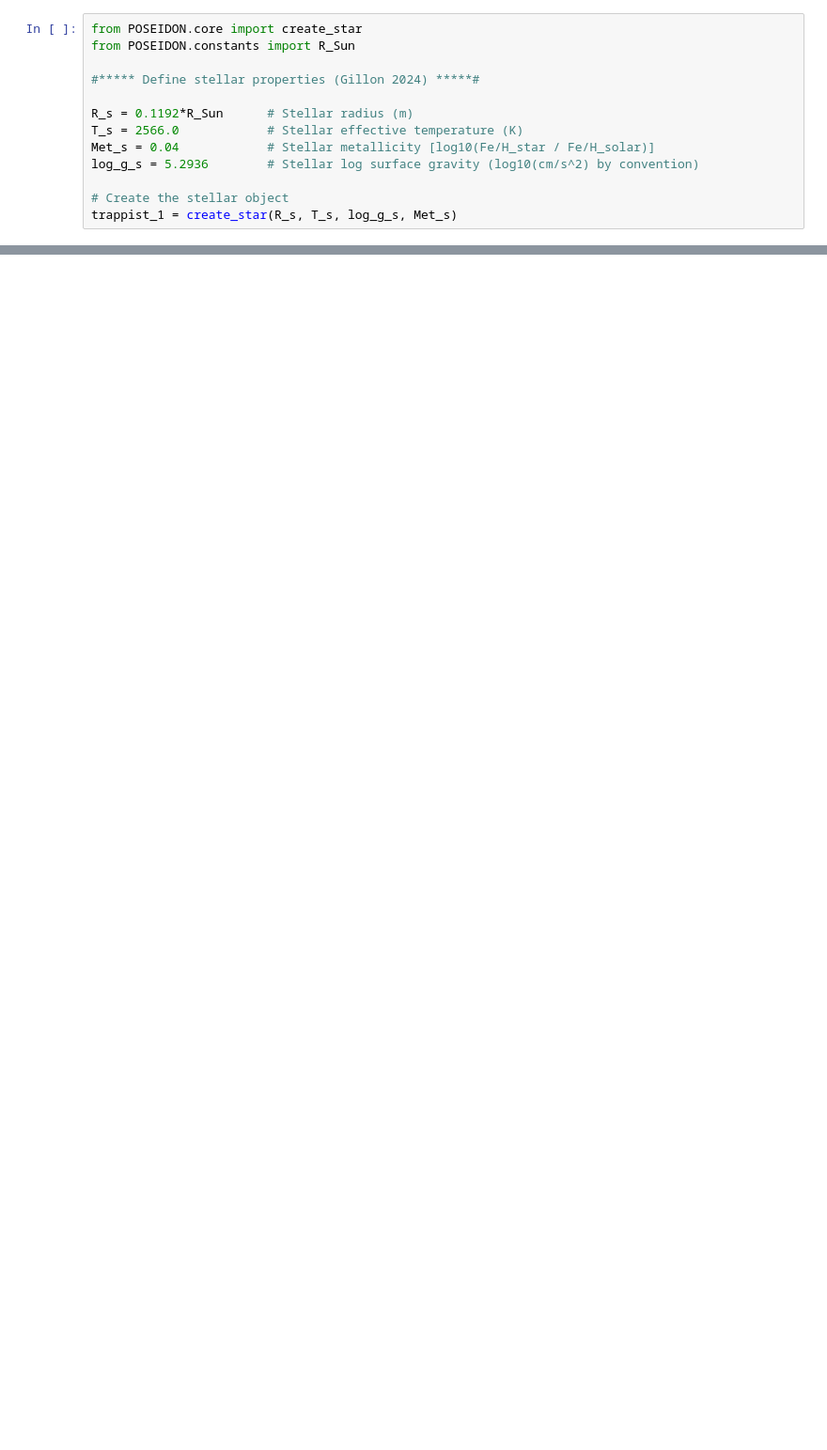
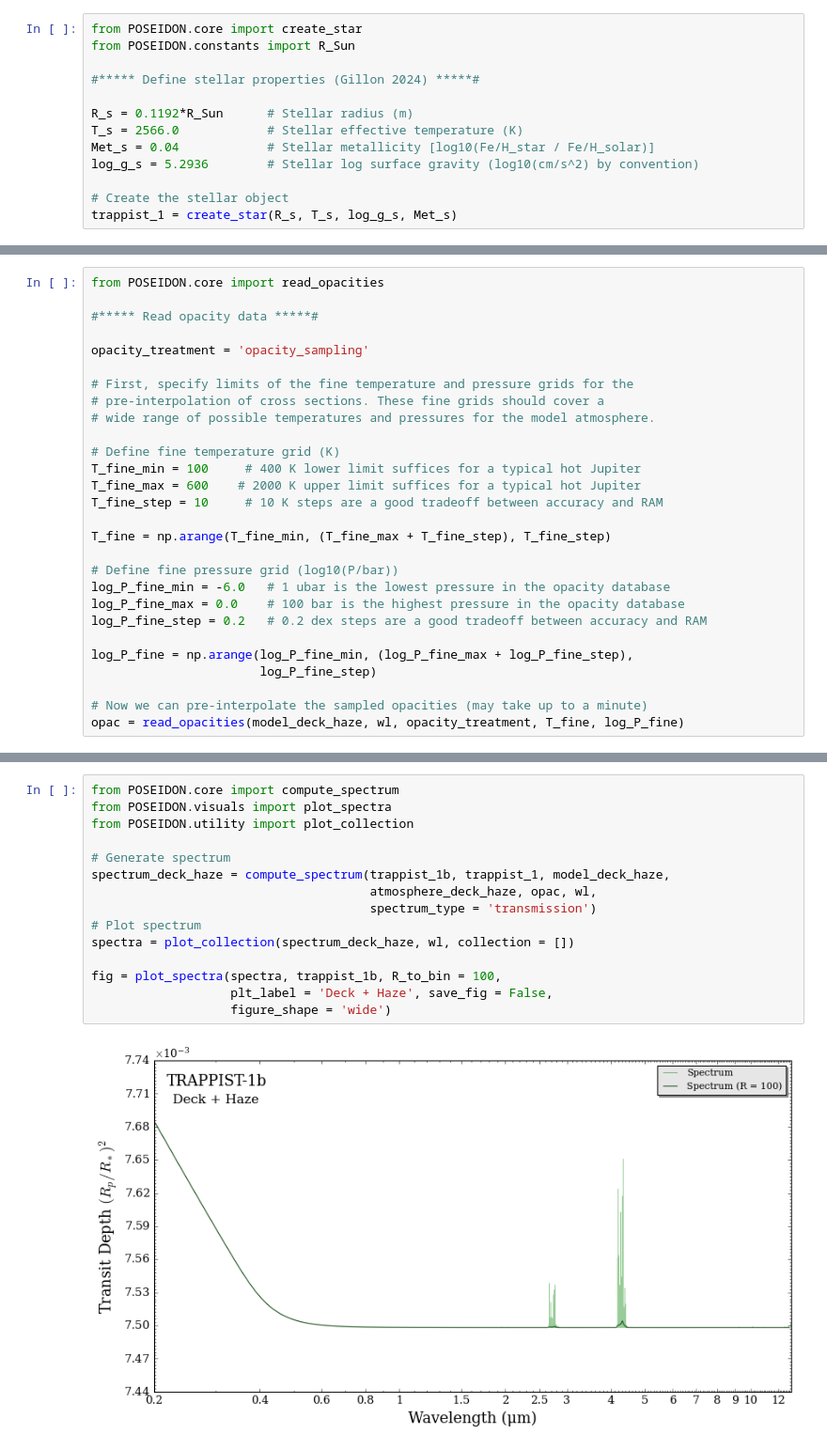
Before and after one commit to milliebutspace/POSEIDON, a Jupyter notebook: trappist_1b_tests.ipynb, the cells around one changed output, grey strips where cells are left out. Shown at 94% size. Cells and saved outputs as stored; diff of their text form; blank space fills up the shorter version.

```diff
--- a/trappist_1b_tests.ipynb
+++ b/trappist_1b_tests.ipynb
@@ -200,0 +320,28 @@ fig_spec = plot_spectra(spectra, trappist_1b, R_to_bin = 100,
+# %%
+from POSEIDON.core import read_opacities
+
+#***** Read opacity data *****#
+
+opacity_treatment = 'opacity_sampling'
+
+# First, specify limits of the fine temperature and pressure grids for the
+# pre-interpolation of cross sections. These fine grids should cover a
+# wide range of possible temperatures and pressures for the model atmosphere.
+
+# Define fine temperature grid (K)
+T_fine_min = 100     # 400 K lower limit suffices for a typical hot Jupiter
+T_fine_max = 600    # 2000 K upper limit suffices for a typical hot Jupiter
+T_fine_step = 10     # 10 K steps are a good tradeoff between accuracy and RAM
+
+T_fine = np.arange(T_fine_min, (T_fine_max + T_fine_step), T_fine_step)
+
+# Define fine pressure grid (log10(P/bar))
+log_P_fine_min = -6.0   # 1 ubar is the lowest pressure in the opacity database
+log_P_fine_max = 0.0    # 100 bar is the highest pressure in the opacity database
+log_P_fine_step = 0.2   # 0.2 dex steps are a good tradeoff between accuracy and RAM
+
+log_P_fine = np.arange(log_P_fine_min, (log_P_fine_max + log_P_fine_step),
+                       log_P_fine_step)
+
+# Now we can pre-interpolate the sampled opacities (may take up to a minute)
+opac = read_opacities(model_deck_haze, wl, opacity_treatment, T_fine, log_P_fine)
@@ -200,0 +354,17 @@ fig_spec = plot_spectra(spectra, trappist_1b, R_to_bin = 100,
+# %%
+from POSEIDON.core import compute_spectrum
+from POSEIDON.visuals import plot_spectra
+from POSEIDON.utility import plot_collection
+
+# Generate spectrum
+spectrum_deck_haze = compute_spectrum(trappist_1b, trappist_1, model_deck_haze,
+                                      atmosphere_deck_haze, opac, wl,
+                                      spectrum_type = 'transmission')
+# Plot spectrum
+spectra = plot_collection(spectrum_deck_haze, wl, collection = [])
+
+fig = plot_spectra(spectra, trappist_1b, R_to_bin = 100,
+                   plt_label = 'Deck + Haze', save_fig = False,
+                   figure_shape = 'wide')
+# %% [output]
+[figure, added]
```
Also changed, not shown: parts of 46 cells of this notebook, 16 other files.
